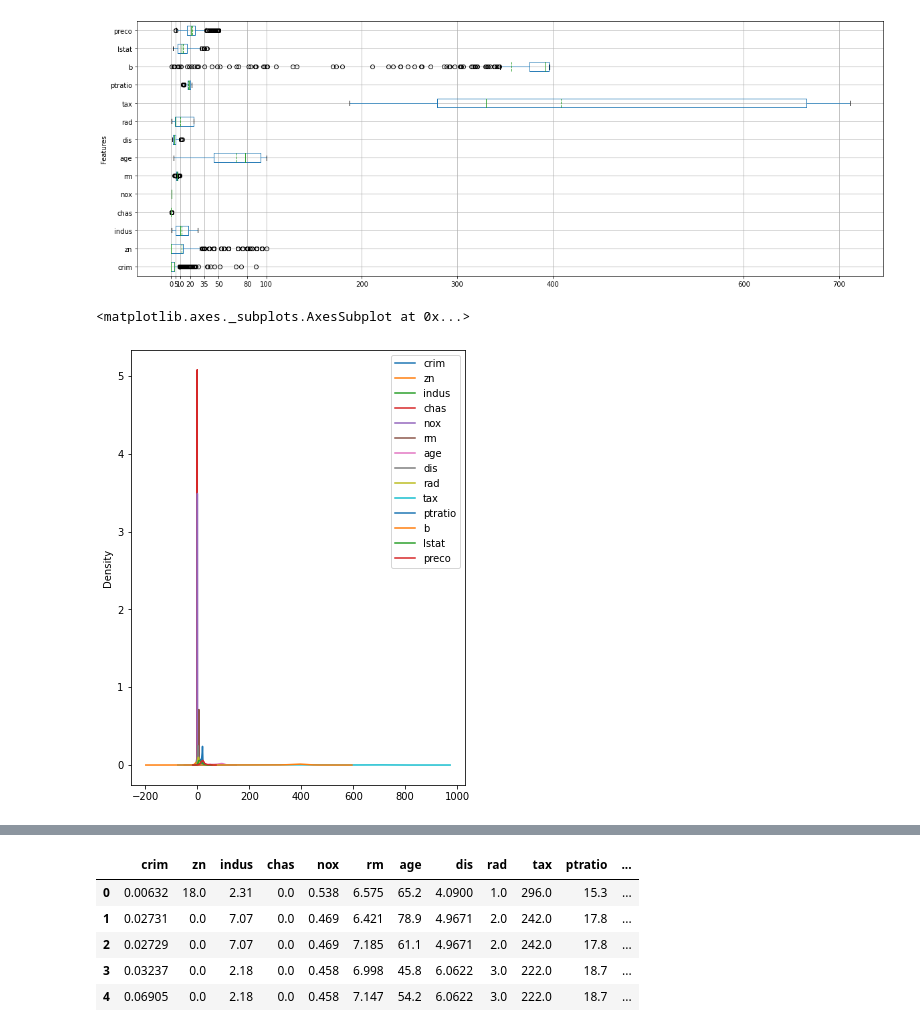
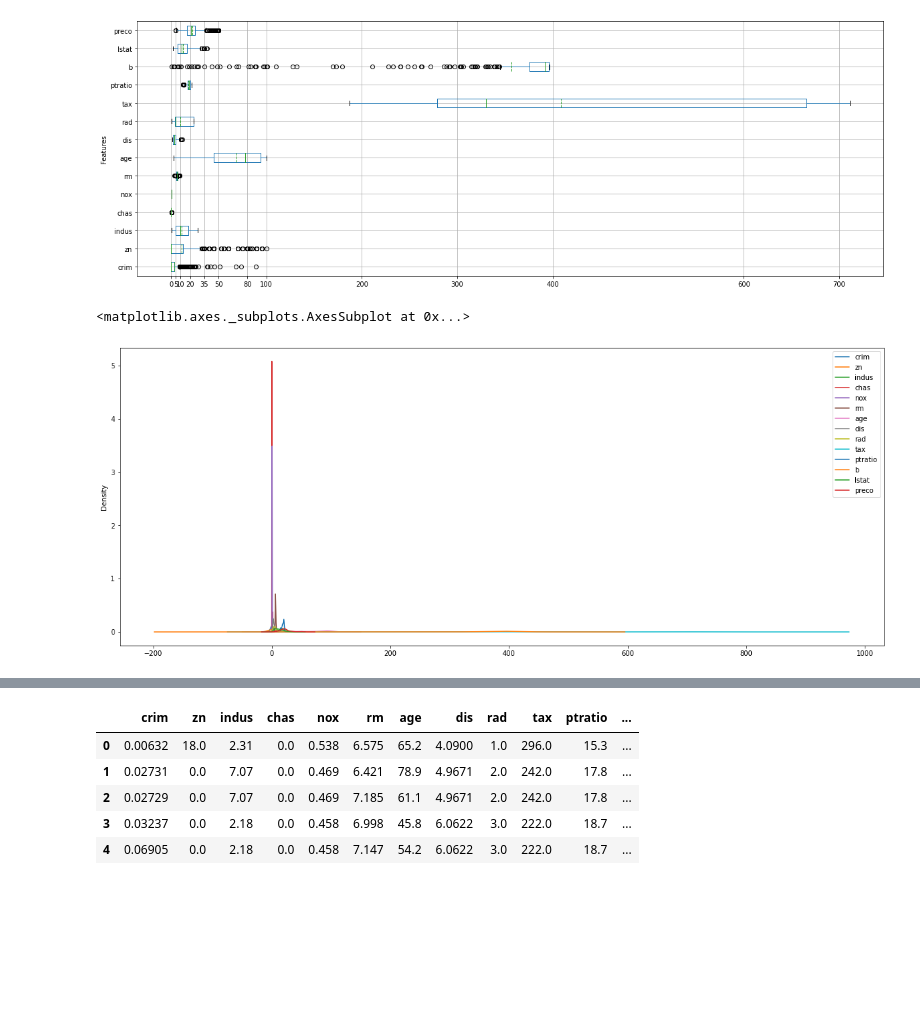
Before and after one commit to jjefferson2006/DSWP_JJ_altera, a Jupyter notebook: Notebooks/exercicioJJ2NB15_02__Regressão Linear.ipynb, the cells around one changed output, grey strips where cells are left out. Saved outputs shown, nothing was run; the diff lists cells and outputs as text; code cells hidden in the pictures; blank space fills up the shorter version.

```diff
--- a/Notebooks/exercicioJJ2NB15_02__Regressão Linear.ipynb
+++ b/Notebooks/exercicioJJ2NB15_02__Regressão Linear.ipynb
@@ -185,10 +196,10 @@ df_boston.plot(kind = 'box', showmeans = True, meanline = True, grid = True
 <matplotlib.axes._subplots.AxesSubplot at 0x...>
 [figure]
 # %%
-df_boston.plot(kind = 'kde', figsize = (6,8))
+df_boston.plot(kind = 'kde', figsize = (20,8))
 # %% [output]
 <matplotlib.axes._subplots.AxesSubplot at 0x...>
-[figure, old version]
+[figure, new version]
 # %%
 df_boston.describe()
 # %% [output]
```
Also changed, not shown: parts of 34 cells of this notebook.
